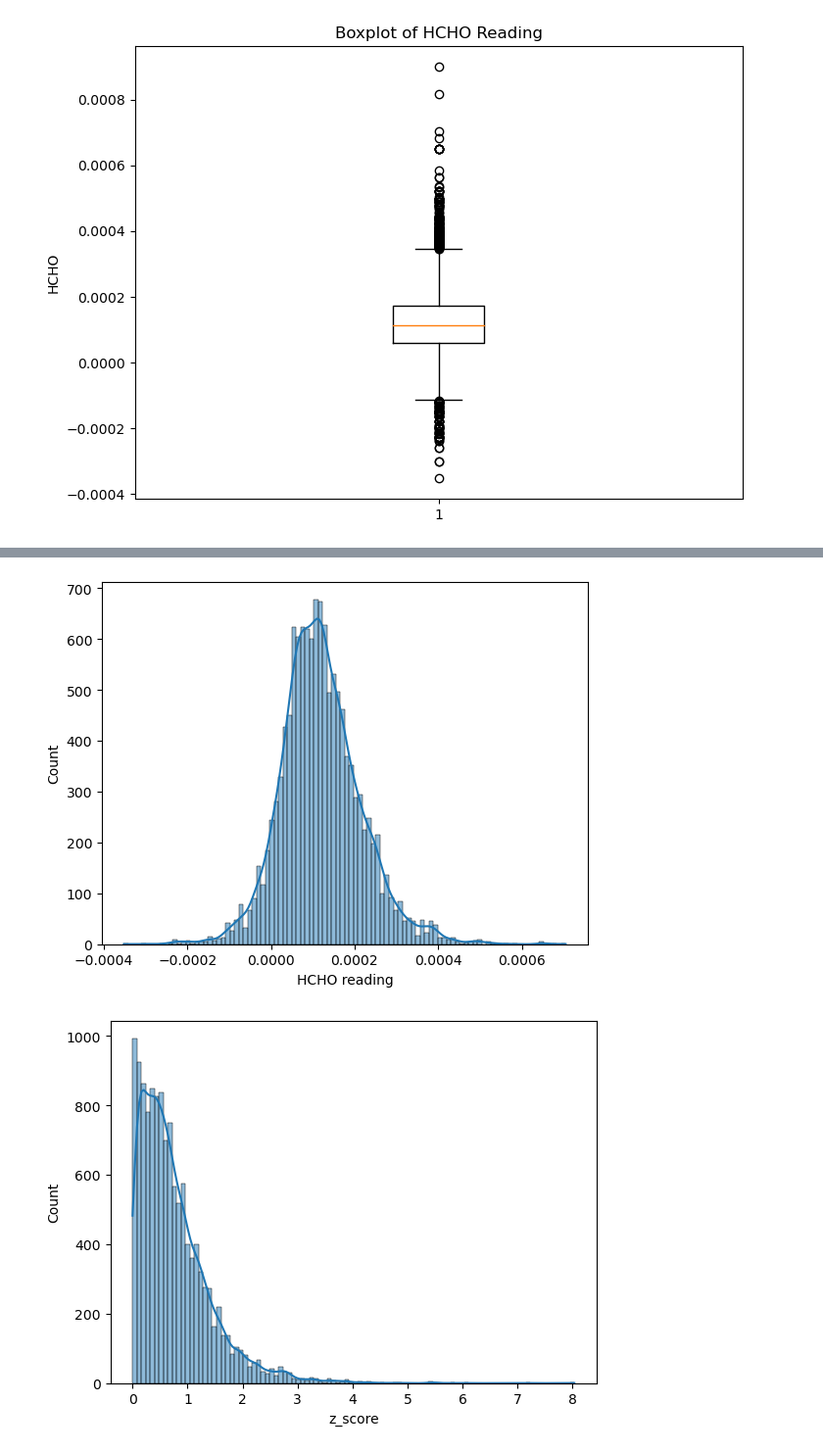
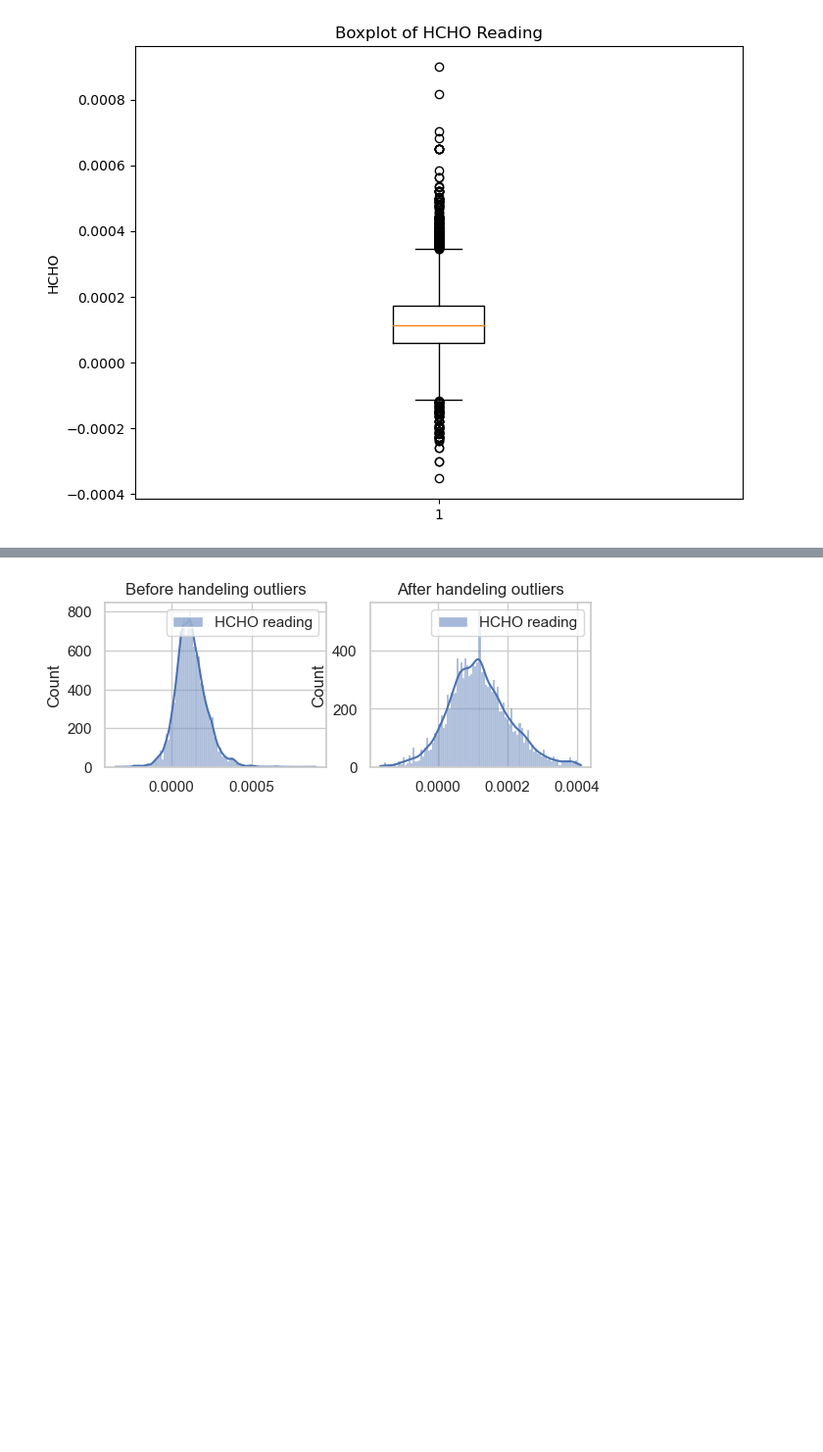
Before and after one commit to Chulanjana/DE-Coursework, a Jupyter notebook: data_pre-processing.ipynb, the cells around one changed output, grey strips where cells are left out. Shown at 98% size. Cells and saved outputs as stored; diff of their text form; code cells hidden in the pictures; blank space fills up the shorter version.

Commit message:
preprocess the dataset (finished)

```diff
--- a/data_pre-processing.ipynb
+++ b/data_pre-processing.ipynb
@@ -304,0 +394,25 @@ filled_df_custom_outliers_replaced.describe('HCHO reading').show()
+# %%
+stats_per_location_pd = stats_per_location.toPandas()
+
+# Set figure size and style
+plt.figure(figsize=(12, 8))
+sns.set(style="whitegrid")
+
+# Create a grouped bar plot using seaborn
+sns.barplot(
+    data=stats_per_location_pd.melt(id_vars="Location"),
+    x="Location",
+    y="value",
+    hue="variable",
+    palette="colorblind"
+)
+
+# Set plot labels and title
+plt.xlabel("Location")
+plt.ylabel("HCHO Levels")
+plt.title("Descriptive Statistics of HCHO Levels Across Locations")
+plt.xticks(rotation=45, ha="right")  # Rotate x-axis labels for better readability
+plt.legend(title="Statistic")  # Add legend with statistic types (mean, median, std dev)
+
+# Show the plot
+plt.show()
@@ -305,11 +486,12 @@ filled_df_custom_outliers_replaced.describe('HCHO reading').show()
 # %%
-dataset_pd = filled_df_custom_outliers_replaced.toPandas()
 # Plot histograms for each numeric column
-sns.histplot(data=dataset_pd["HCHO reading"], bins=100, kde=True)
+plt.subplot(2, 2, 1)
+sns.histplot(data=filled_df_custom.toPandas(), bins=100, kde=True)
+plt.title(f'Before handeling outliers')
+
+plt.subplot(2, 2, 2)
+sns.histplot(data=handled_df_custom.toPandas(), bins=100, kde=True)
+plt.title(f'After handeling outliers')
 plt.show()
-
-sns.histplot(data=dataset_pd["z_score"], bins=100, kde=True)
-plt.show()
 # %% [output]
-[figure, old version]
+[figure, new version]
-[figure, removed]
```
Also changed, not shown: parts of 18 cells of this notebook, 1 other file.
